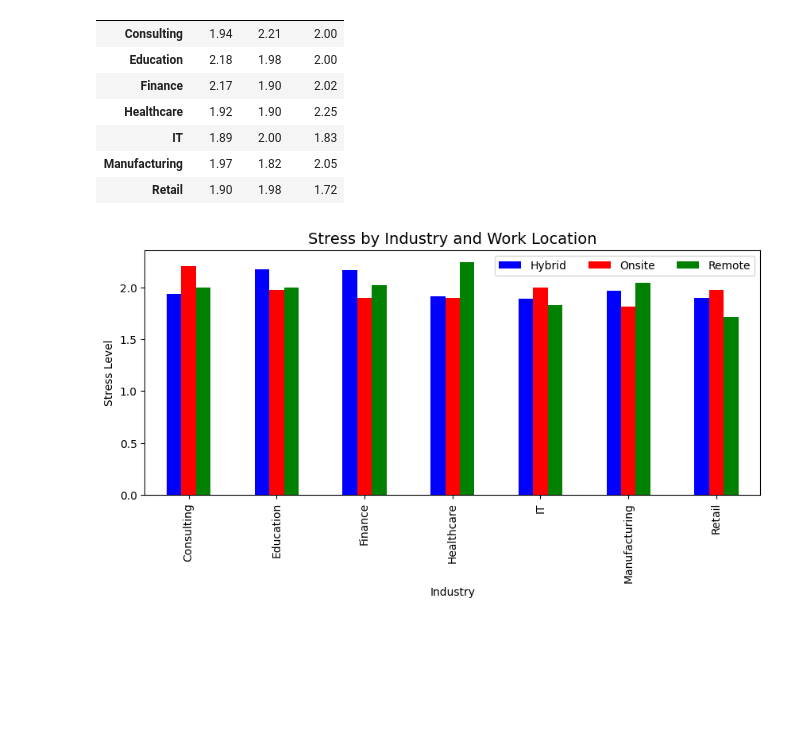
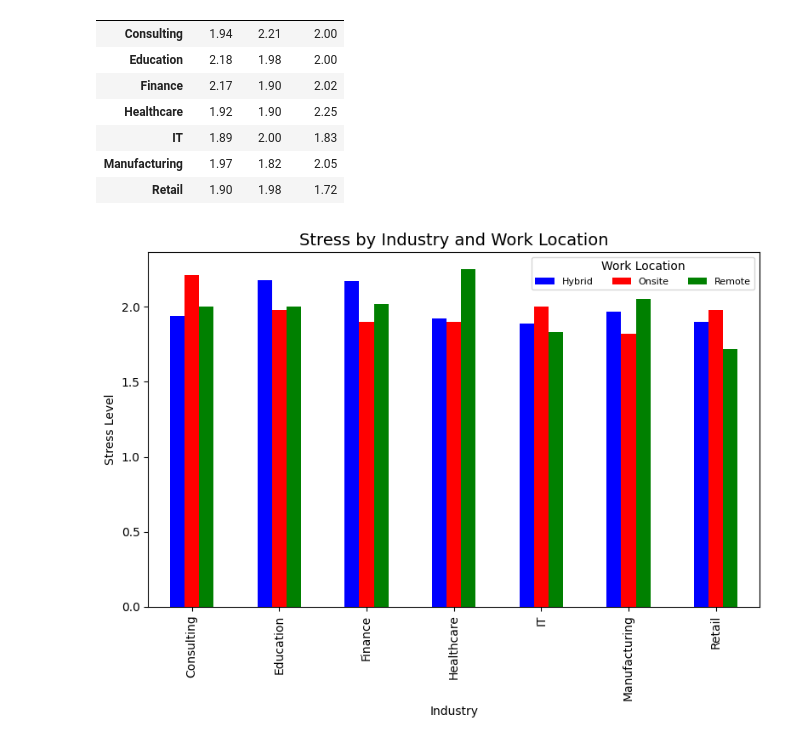
Before and after one commit to ErikaD88/Remote_Work_Mental_Health_Impact, a Jupyter notebook: project 1.ipynb, the cells around one changed output. Drawn from its saved outputs; the diff is of its cells as text; code cells hidden in the pictures; blank space fills up the shorter version.

```diff
--- a/project 1.ipynb
+++ b/project 1.ipynb
@@ -41,11 +45,14 @@ Industry_Stress.head(10)
 | Manufacturing | 1.97 | 1.82 | 2.05 |
 | Retail | 1.90 | 1.98 | 1.72 |
 # %%
-chart = Industry_Stress.plot(color=["Blue", "Red", "Green"], kind="bar", figsize=(10,4))
+chart = Industry_Stress.plot(color=["Blue", "Red", "Green"], kind="bar", figsize=(8,6))
 chart.set_xlabel("Industry")
 chart.set_ylabel("Stress Level")
 plt.title("Stress by Industry and Work Location", fontsize=14)
-plt.legend(loc="upper right", ncol = 3)
+plt.legend(loc="upper right", fontsize=8, ncol = 3, title=("Work Location"))
+plt.subplots_adjust(top=.8)
+plt.tight_layout()
+plt.savefig("Stress by Industry.png", bbox_inches="tight")
 plt.show()
 # %% [output]
-[figure, old version]
+[figure, new version]
```
Also changed, not shown: parts of 2 cells of this notebook, 1 other file.
